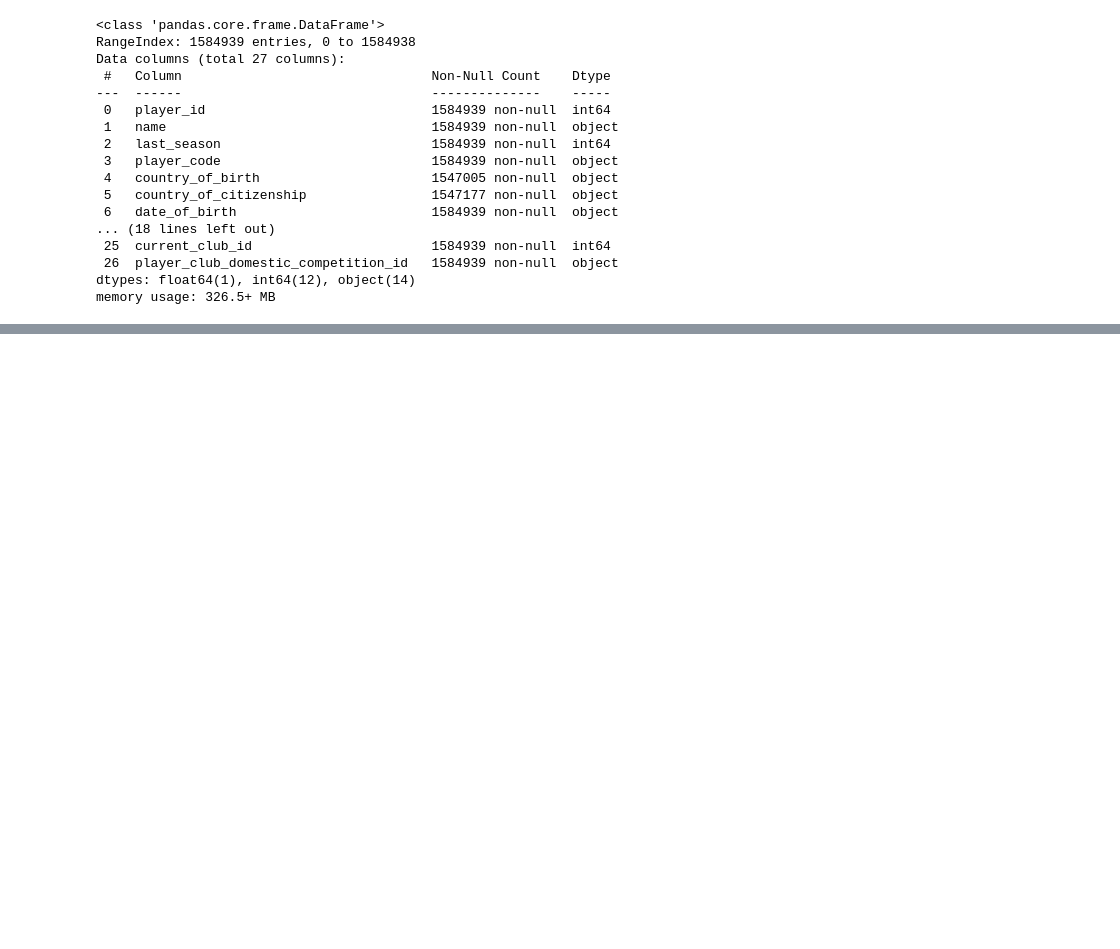
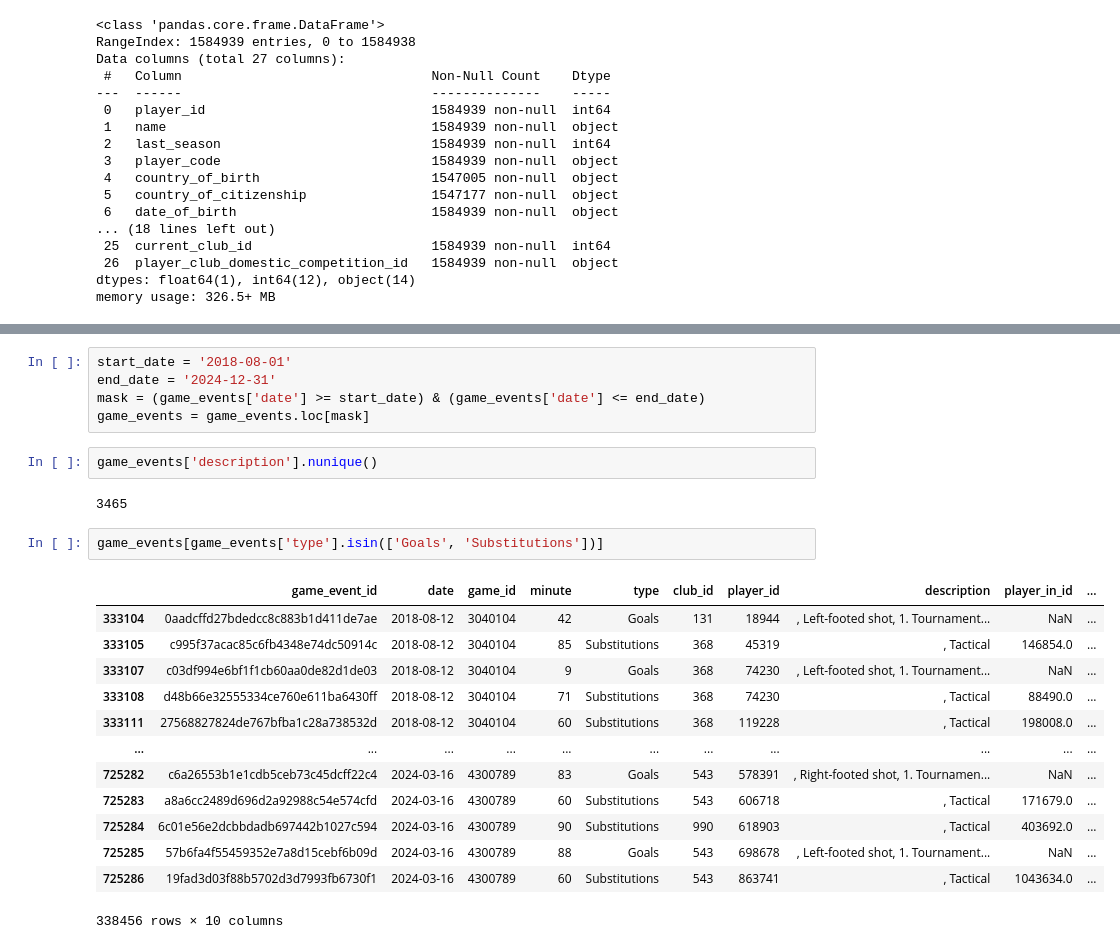
Before and after one commit to MijeongKim0533/PJ_Best_Combination, a Jupyter notebook: SY/Untitled-2.ipynb, the cells around one changed output, grey strips where cells are left out. Cells and saved outputs as stored; diff of their text form; blank space fills up the shorter version.

```diff
--- a/SY/Untitled-2.ipynb
+++ b/SY/Untitled-2.ipynb
@@ -138,0 +186,25 @@ memory usage: 326.5+ MB
+# %%
+start_date = '2018-08-01'
+end_date = '2024-12-31'
+mask = (game_events['date'] >= start_date) & (game_events['date'] <= end_date)
+game_events = game_events.loc[mask]
+# %%
+game_events['description'].nunique()
+# %% [output]
+3465
+# %%
+game_events[game_events['type'].isin(['Goals', 'Substitutions'])]
+# %% [output]
+|  | game_event_id | date | game_id | minute | type | club_id | player_id | description | player_in_id | ... |
+| 333104 | 0aadcffd27bdedcc8c883b1d411de7ae | 2018-08-12 | 3040104 | 42 | Goals | 131 | 18944 | , Left-footed shot, 1. Tournament... | NaN | ... |
+| 333105 | c995f37acac85c6fb4348e74dc50914c | 2018-08-12 | 3040104 | 85 | Substitutions | 368 | 45319 | , Tactical | 146854.0 | ... |
+| 333107 | c03df994e6bf1f1cb60aa0de82d1de03 | 2018-08-12 | 3040104 | 9 | Goals | 368 | 74230 | , Left-footed shot, 1. Tournament... | NaN | ... |
+| 333108 | d48b66e32555334ce760e611ba6430ff | 2018-08-12 | 3040104 | 71 | Substitutions | 368 | 74230 | , Tactical | 88490.0 | ... |
+| 333111 | 27568827824de767bfba1c28a738532d | 2018-08-12 | 3040104 | 60 | Substitutions | 368 | 119228 | , Tactical | 198008.0 | ... |
+| ... | ... | ... | ... | ... | ... | ... | ... | ... | ... | ... |
+| 725282 | c6a26553b1e1cdb5ceb73c45dcff22c4 | 2024-03-16 | 4300789 | 83 | Goals | 543 | 578391 | , Right-footed shot, 1. Tournamen... | NaN | ... |
+| 725283 | a8a6cc2489d696d2a92988c54e574cfd | 2024-03-16 | 4300789 | 60 | Substitutions | 543 | 606718 | , Tactical | 171679.0 | ... |
+| 725284 | 6c01e56e2dcbbdadb697442b1027c594 | 2024-03-16 | 4300789 | 90 | Substitutions | 990 | 618903 | , Tactical | 403692.0 | ... |
+| 725285 | 57b6fa4f55459352e7a8d15cebf6b09d | 2024-03-16 | 4300789 | 88 | Goals | 543 | 698678 | , Left-footed shot, 1. Tournament... | NaN | ... |
+| 725286 | 19fad3d03f88b5702d3d7993fb6730f1 | 2024-03-16 | 4300789 | 60 | Substitutions | 543 | 863741 | , Tactical | 1043634.0 | ... |
+338456 rows × 10 columns
```
Also changed, not shown: parts of 8 cells of this notebook.
